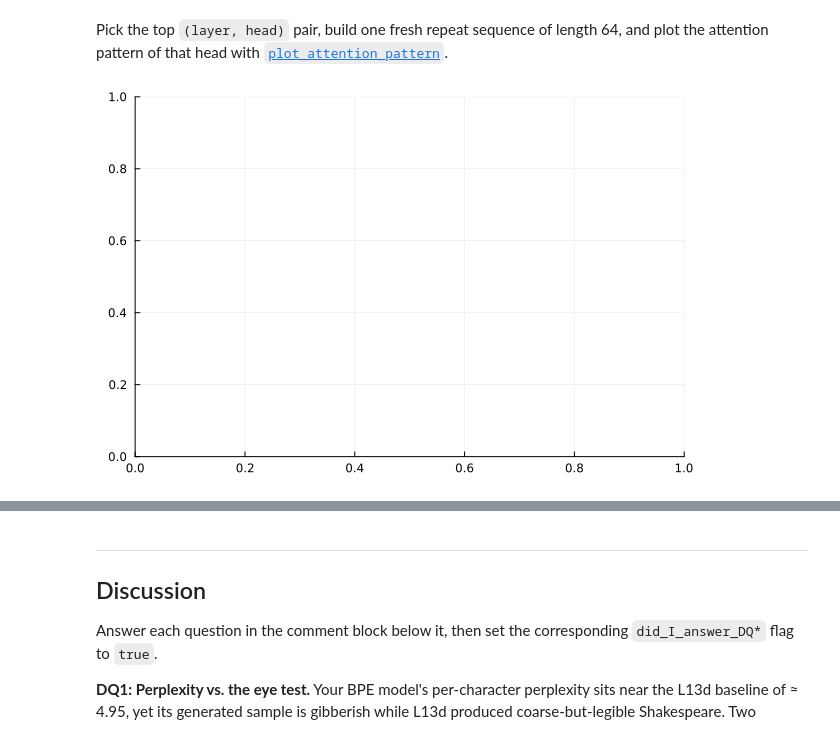
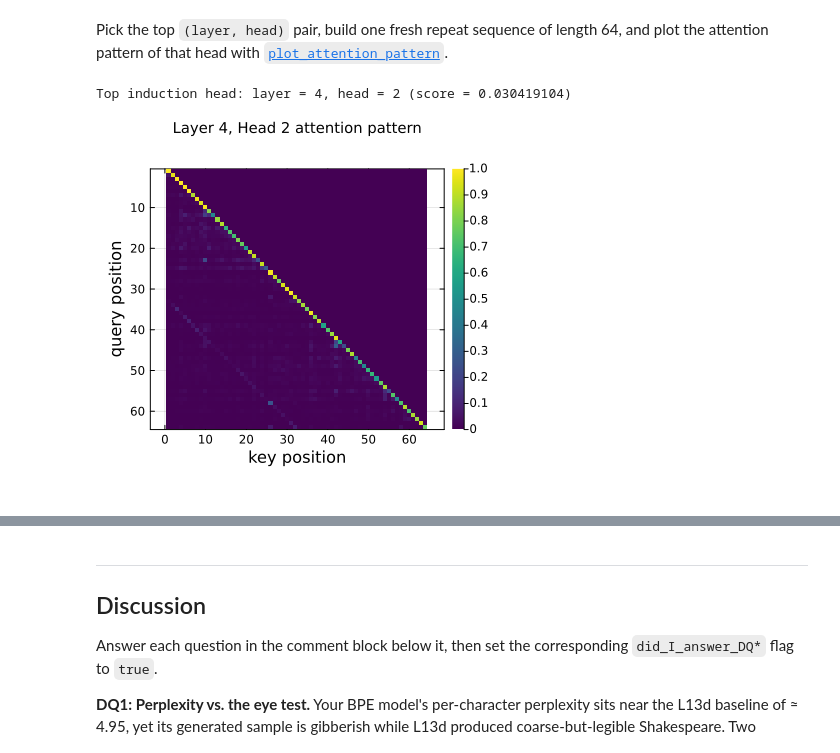
Before and after one commit to CHEME-5820-Spring-2026/ps6-5820-s26-LouisWicaksono, a Jupyter notebook: PS6-CHEME-5820-Student-Transformers-S2026.ipynb, the cells around one changed output, grey strips where cells are left out. Saved outputs shown, nothing was run; the diff lists cells and outputs as text; code cells hidden in the pictures.

```diff
--- a/PS6-CHEME-5820-Student-Transformers-S2026.ipynb
+++ b/PS6-CHEME-5820-Student-Transformers-S2026.ipynb
@@ -557,32 +573,34 @@ Pick the top `(layer, head)` pair, build one fresh repeat sequence of length 64,
 # %%
 # Visualize one head's attention matrix on a synthetic repeat sequence.
 # An induction head shows an off-diagonal stripe: query position 32+i attends
 # to key position i+1, a line parallel to the main diagonal shifted left by 31.
+    # YOUR CODE HERE: pick top (layer, head) via argmax(induction_scores), build a
+    # 64-token repeat sequence, collect attention weights, then plot_attention_pattern.
 let
     # 1. Find top (layer, head)
     top_val, top_idx = findmax(induction_scores)
-    L, H = ind2sub(size(induction_scores), top_idx)
+    L, H = Tuple(CartesianIndices(induction_scores)[top_idx])
 
     println("Top induction head: layer = $L, head = $H (score = $top_val)")
 
     # 2. Build a 64-token repeat sequence (32 + 32)
     seq_len = 32
     tokens = rand(1:vocab_size(enc_gpt2), seq_len)
-    seq = vcat(tokens, tokens)              # length = 64
+    seq = vcat(tokens, tokens)
     X = reshape(seq, 64, 1)
 
-    # 3. Collect attention weights
+    # 3. Collect attention weights (Vector of 4D arrays)
     ws = collect_attention_weights(ref_model, X)
 
     # 4. Plot the attention pattern for that head
-    plot_attention_pattern(ws[L][:, :, H, 1];
+    #    plot_attention_pattern(attn_4d, head, batch; title)
+    plot_attention_pattern(ws[1], H, 1;
         title = "Layer $L, Head $H attention pattern"
     )
-    # YOUR CODE HERE: pick top (layer, head) via argmax(induction_scores), build a
-    # 64-token repeat sequence, collect attention weights, then plot_attention_pattern.
 end
 # %% [output]
+Top induction head: layer = 4, head = 2 (score = 0.030419104)
-[figure, old version]
+[figure, new version]
 # %%
 # ── Autograder: Task 3 ──────────────────────────────────────────────────────
 let
```
Also changed, not shown: parts of 18 cells of this notebook.
